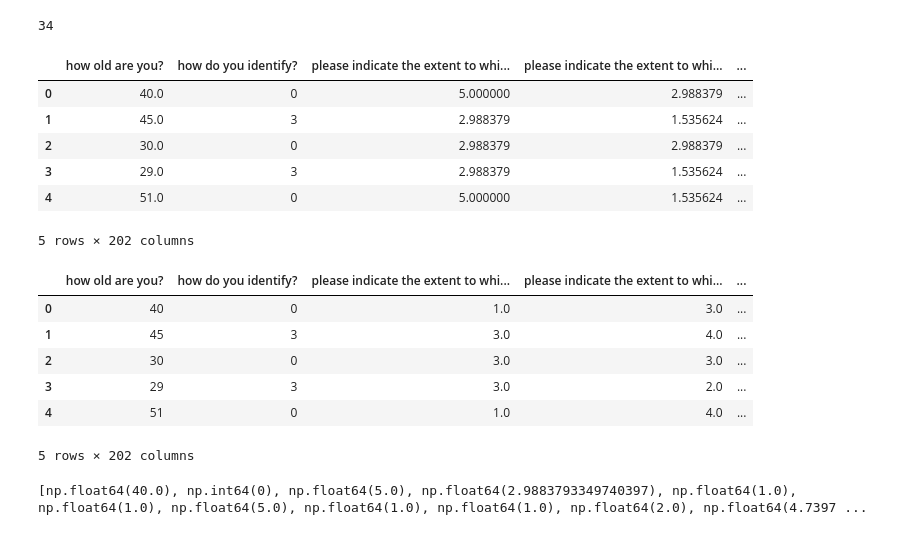
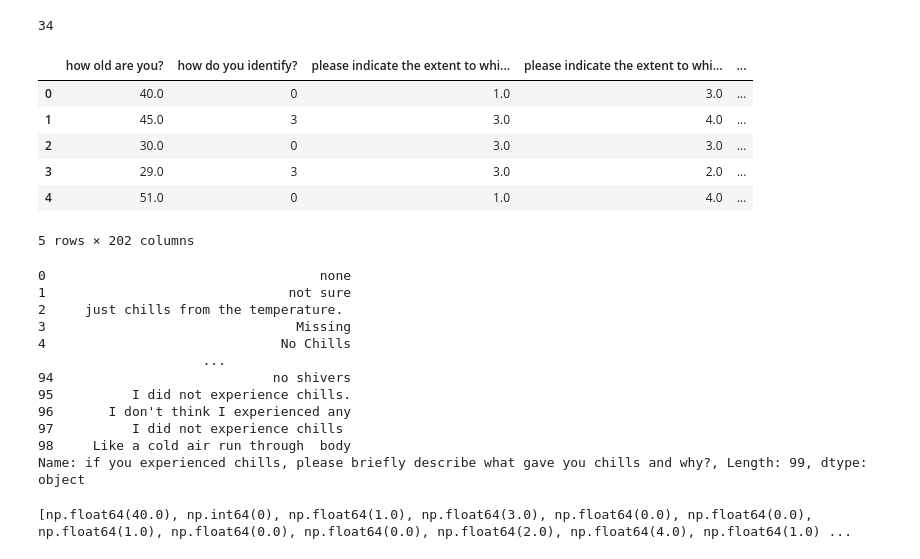
Before and after one commit to akcone2003/chills_study, a Jupyter notebook: notebooks/EDA.ipynb, the cells around one changed output. Cells and saved outputs as stored; diff of their text form; code cells hidden in the pictures.

```diff
--- a/notebooks/EDA.ipynb
+++ b/notebooks/EDA.ipynb
@@ -295,31 +295,34 @@ print(count_of_dropped)
 # %% [output]
 34
 # %%
-encoded_data = pd.read_csv("/Users/aidancone/Downloads/encoded_dataset (1).csv")
+encoded_data = pd.read_csv("/Users/aidancone/Downloads/encoded_dataset (3).csv")
 
 encoded_data.head()
 # %% [output]
 |  | how old are you? | how do you identify? | please indicate the extent to whi... | please indicate the extent to whi... | ... |
-| 0 | 40.0 | 0 | 5.000000 | 2.988379 | ... |
-| 1 | 45.0 | 3 | 2.988379 | 1.535624 | ... |
-| 2 | 30.0 | 0 | 2.988379 | 2.988379 | ... |
-| 3 | 29.0 | 3 | 2.988379 | 1.535624 | ... |
-| 4 | 51.0 | 0 | 5.000000 | 1.535624 | ... |
+| 0 | 40.0 | 0 | 1.0 | 3.0 | ... |
+| 1 | 45.0 | 3 | 3.0 | 4.0 | ... |
+| 2 | 30.0 | 0 | 3.0 | 3.0 | ... |
+| 3 | 29.0 | 3 | 3.0 | 2.0 | ... |
+| 4 | 51.0 | 0 | 1.0 | 4.0 | ... |
 5 rows × 202 columns
 # %%
-processed_data = pd.read_csv("/Users/aidancone/Downloads/final_processed_data.csv")
-
-processed_data.head()
+print(encoded_data['if you experienced chills, please briefly describe what gave you chills and why?'])
 # %% [output]
-|  | how old are you? | how do you identify? | please indicate the extent to whi... | please indicate the extent to whi... | ... |
-| 0 | 40 | 0 | 1.0 | 3.0 | ... |
-| 1 | 45 | 3 | 3.0 | 4.0 | ... |
-| 2 | 30 | 0 | 3.0 | 3.0 | ... |
-| 3 | 29 | 3 | 3.0 | 2.0 | ... |
-| 4 | 51 | 0 | 1.0 | 4.0 | ... |
-5 rows × 202 columns
+0                                   none
+1                               not sure
+2     just chills from the temperature.
+3                                Missing
+4                              No Chills
+                     ...
+94                            no shivers
+95          I did not experience chills.
+96       I don't think I experienced any
+97          I did not experience chills
+98     Like a cold air run through  body
+Name: if you experienced chills, please briefly describe what gave you chills and why?, Length: 99, dtype: object
 # %%
 row_values = encoded_data.iloc[0].tolist()
 print(row_values)
 # %% [output]
-[np.float64(40.0), np.int64(0), np.float64(5.0), np.float64(2.9883793349740397), np.float64(1.0), np.float64(1.0), np.float64(5.0), np.float64(1.0), np.float64(1.0), np.float64(2.0), np.float64(4.7397 ...
+[np.float64(40.0), np.int64(0), np.float64(1.0), np.float64(3.0), np.float64(0.0), np.float64(0.0), np.float64(1.0), np.float64(0.0), np.float64(0.0), np.float64(2.0), np.float64(4.0), np.float64(1.0) ...
```
Also changed, not shown: 1 other file.
